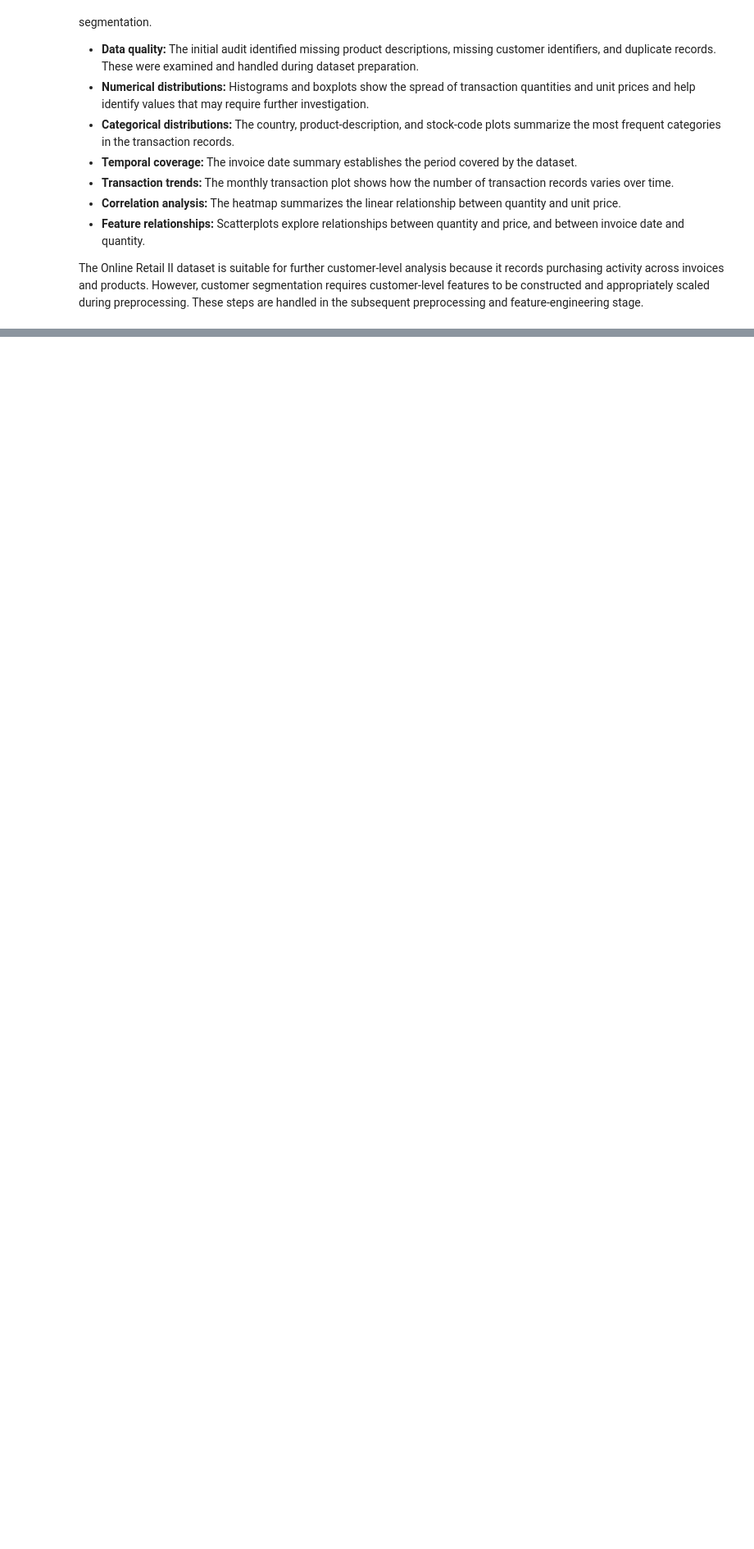
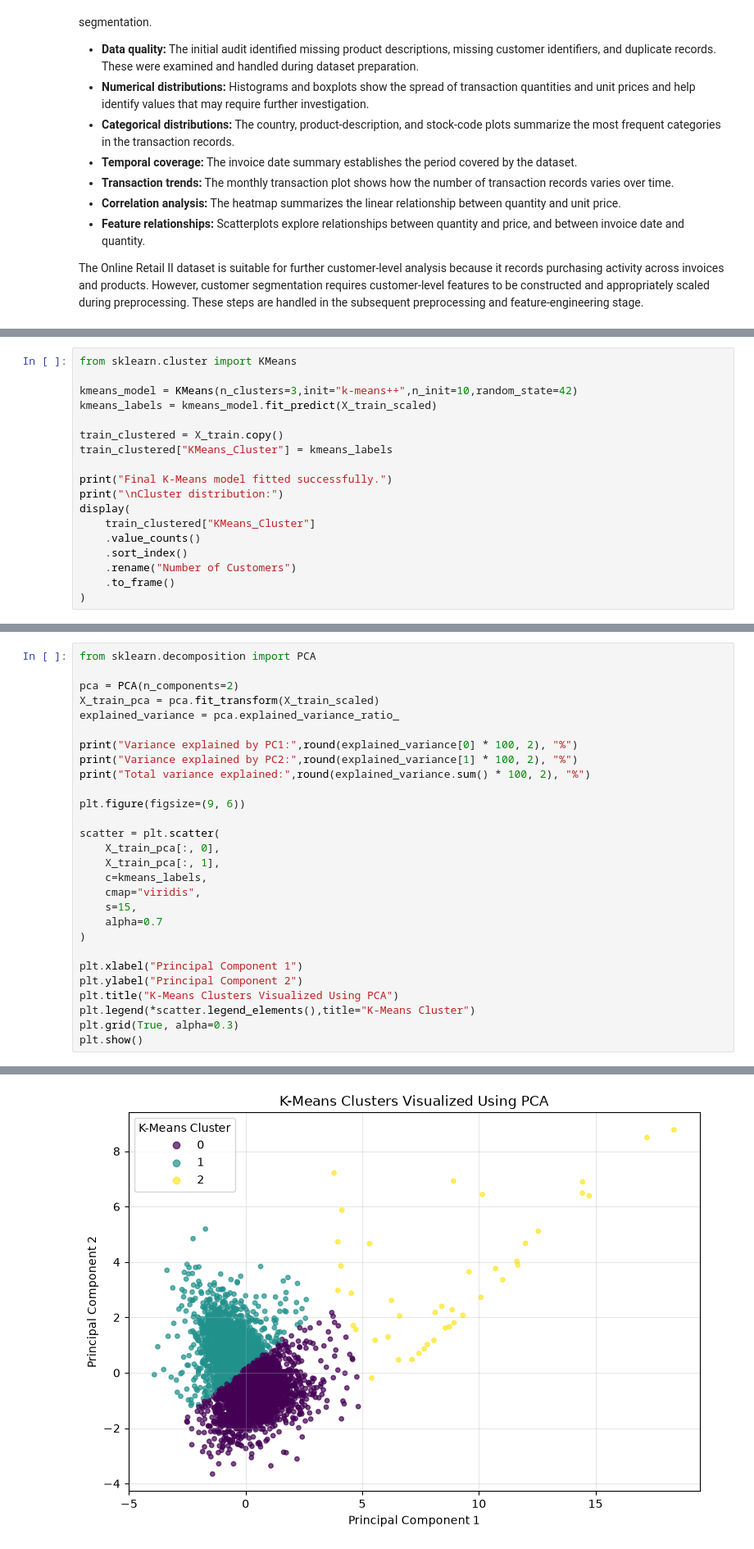
Before and after one commit to snehitha-araveti/ML-Capstone-Project-2026, a Jupyter notebook: notebooks/clustering.ipynb, the cells around one changed output, grey strips where cells are left out. Shown at 82% size. Cells and saved outputs as stored; diff of their text form; blank space fills up the shorter version.

```diff
--- a/notebooks/clustering.ipynb
+++ b/notebooks/clustering.ipynb
@@ -383,0 +671,18 @@ The Online Retail II dataset is suitable for further customer-level analysis bec
+# %%
+from sklearn.cluster import KMeans
+
+kmeans_model = KMeans(n_clusters=3,init="k-means++",n_init=10,random_state=42)
+kmeans_labels = kmeans_model.fit_predict(X_train_scaled)
+
+train_clustered = X_train.copy()
+train_clustered["KMeans_Cluster"] = kmeans_labels
+
+print("Final K-Means model fitted successfully.")
+print("\nCluster distribution:")
+display(
+    train_clustered["KMeans_Cluster"]
+    .value_counts()
+    .sort_index()
+    .rename("Number of Customers")
+    .to_frame()
+)
@@ -383,0 +710,29 @@ The Online Retail II dataset is suitable for further customer-level analysis bec
+# %%
+from sklearn.decomposition import PCA
+
+pca = PCA(n_components=2)
+X_train_pca = pca.fit_transform(X_train_scaled)
+explained_variance = pca.explained_variance_ratio_
+
+print("Variance explained by PC1:",round(explained_variance[0] * 100, 2), "%")
+print("Variance explained by PC2:",round(explained_variance[1] * 100, 2), "%")
+print("Total variance explained:",round(explained_variance.sum() * 100, 2), "%")
+
+plt.figure(figsize=(9, 6))
+
+scatter = plt.scatter(
+    X_train_pca[:, 0],
+    X_train_pca[:, 1],
+    c=kmeans_labels,
+    cmap="viridis",
+    s=15,
+    alpha=0.7
+)
+
+plt.xlabel("Principal Component 1")
+plt.ylabel("Principal Component 2")
+plt.title("K-Means Clusters Visualized Using PCA")
+plt.legend(*scatter.legend_elements(),title="K-Means Cluster")
+plt.grid(True, alpha=0.3)
+plt.show()
+# %% [output]
@@ -383,0 +742 @@ The Online Retail II dataset is suitable for further customer-level analysis bec
+[figure, added]
```
Also changed, not shown: parts of 35 cells of this notebook.
